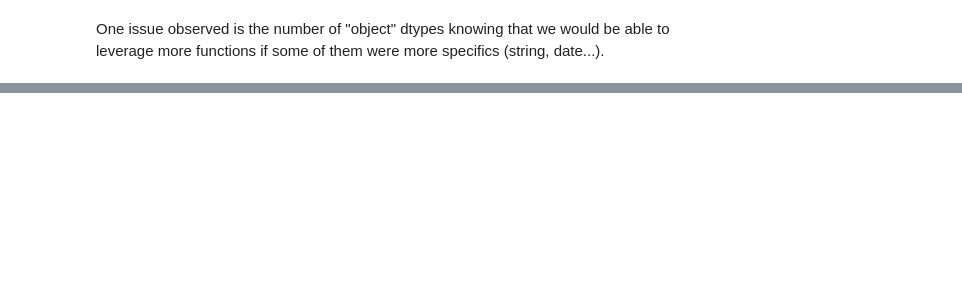
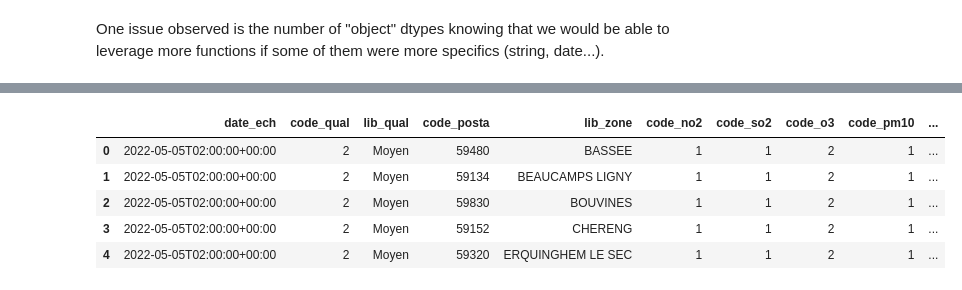
Before and after one commit to crish1eev1/MEL_air-quality, a Jupyter notebook: Main.ipynb, the cells around one changed output, grey strips where cells are left out. Saved outputs shown, nothing was run; the diff lists cells and outputs as text; code cells hidden in the pictures; blank space fills up the shorter version.

```diff
--- a/Main.ipynb
+++ b/Main.ipynb
@@ -226,0 +254,12 @@ dtype: object
+# %%
+code_posta = subset.pop('code_posta')
+subset.insert(3, 'code_posta', code_posta)
+
+subset.head()
+# %% [output]
+|  | date_ech | code_qual | lib_qual | code_posta | lib_zone | code_no2 | code_so2 | code_o3 | code_pm10 | ... |
+| 0 | 2022-05-05T02:00:00+00:00 | 2 | Moyen | 59480 | BASSEE | 1 | 1 | 2 | 1 | ... |
+| 1 | 2022-05-05T02:00:00+00:00 | 2 | Moyen | 59134 | BEAUCAMPS LIGNY | 1 | 1 | 2 | 1 | ... |
+| 2 | 2022-05-05T02:00:00+00:00 | 2 | Moyen | 59830 | BOUVINES | 1 | 1 | 2 | 1 | ... |
+| 3 | 2022-05-05T02:00:00+00:00 | 2 | Moyen | 59152 | CHERENG | 1 | 1 | 2 | 1 | ... |
+| 4 | 2022-05-05T02:00:00+00:00 | 2 | Moyen | 59320 | ERQUINGHEM LE SEC | 1 | 1 | 2 | 1 | ... |
```
Also changed, not shown: parts of 50 cells of this notebook, 2 other files.
